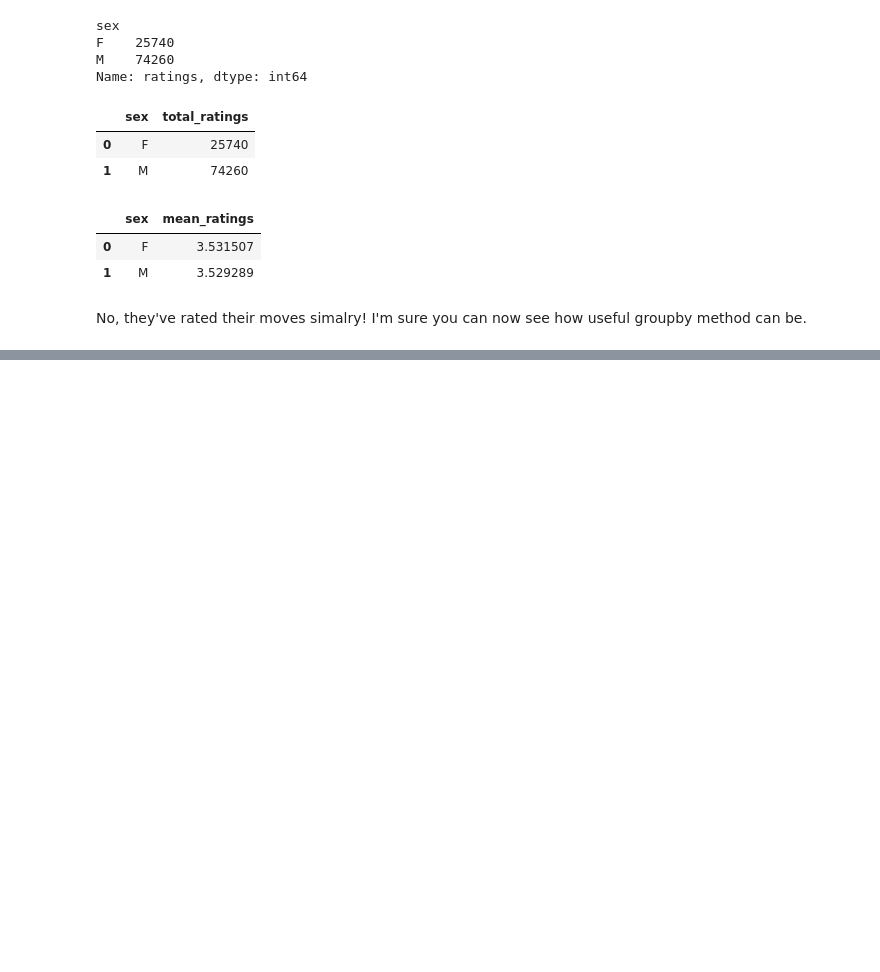
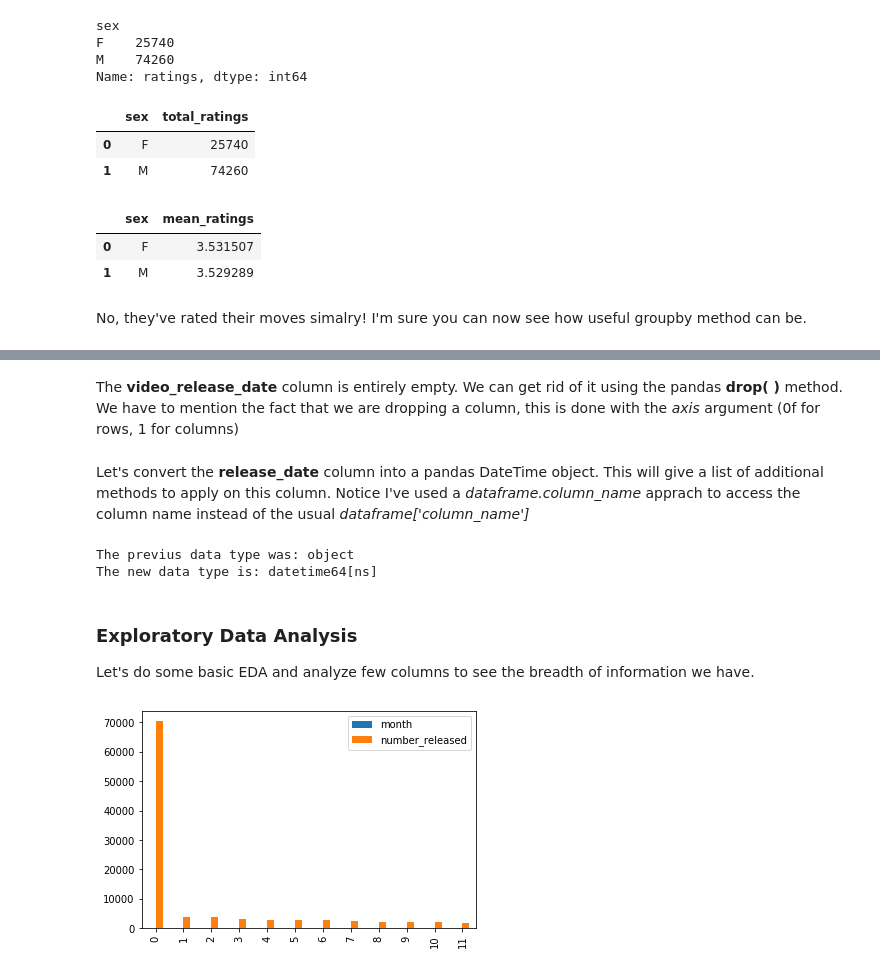
Before and after one commit to sarthakbatragatech/effective-pandas, a Jupyter notebook: movie_lens_experiments.ipynb, the cells around one changed output, grey strips where cells are left out. Saved outputs shown, nothing was run; the diff lists cells and outputs as text; code cells hidden in the pictures; blank space fills up the shorter version.

```diff
--- a/movie_lens_experiments.ipynb
+++ b/movie_lens_experiments.ipynb
@@ -263,0 +288,27 @@ No, they've rated their moves simalry! I'm sure you can now see how useful group
+# %% [markdown]
+The **video_release_date** column is entirely empty. We can get rid of it using the pandas **drop( )** method. We have to mention the fact that we are dropping a column, this is done with the *axis* argument (0f for rows, 1 for columns)
+# %%
+master.drop('video_release_date', axis=1, inplace=True)
+# %% [markdown]
+Let's convert the **release_date** column into a pandas DateTime object. This will give a list of additional methods to apply on this column. Notice I've used a *dataframe.column_name* apprach to access the column name instead of the usual *dataframe['column_name']*
+# %%
+print(f'The previus data type was: {master.release_date.dtype}')
+
+master.release_date = pd.to_datetime(master.release_date)
+
+print(f'The new data type is: {master.release_date.dtype}')
+# %% [output]
+The previus data type was: object
+The new data type is: datetime64[ns]
+# %% [markdown]
+### Exploratory Data Analysis
+
+Let's do some basic EDA and analyze few columns to see the breadth of information we have.
+# %%
+# Release Date
+month_df = master.release_date.dt.month.value_counts().reset_index()
+month_df.columns = ['month', 'number_released']
+month_df.plot(kind='bar')
+plt.show()
+# %% [output]
+[figure, added]
```
Also changed, not shown: parts of 3 cells of this notebook.
